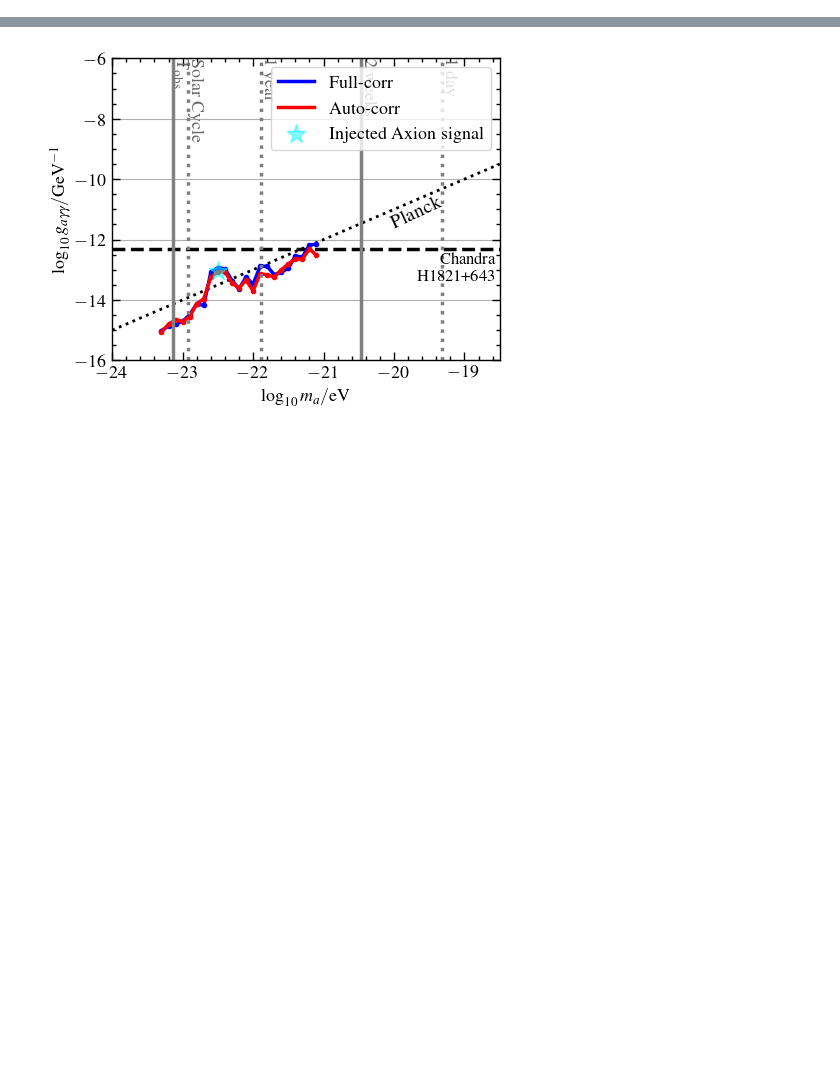
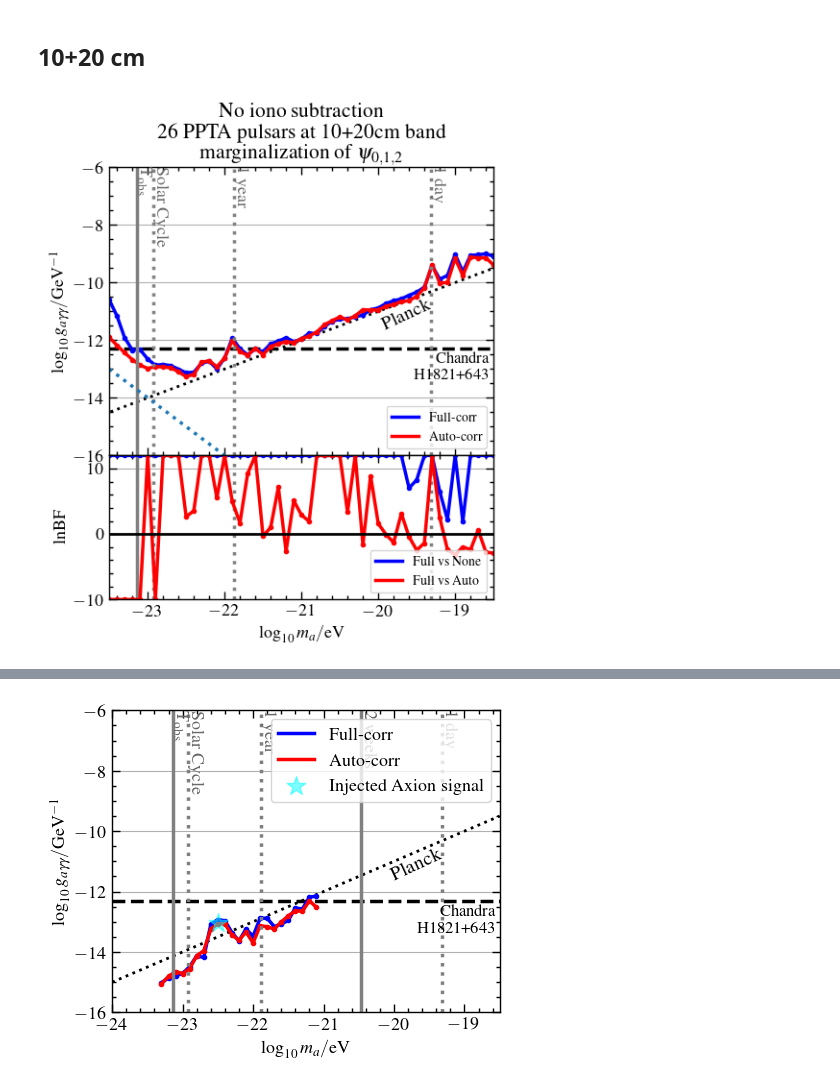
Before and after one commit to XueXiao-Physics/PPA, a Jupyter notebook: 2_Result.ipynb, the cells around one changed output, grey strips where cells are left out. Cells and saved outputs as stored; diff of their text form; code cells hidden in the pictures; blank space fills up the shorter version.

```diff
--- a/2_Result.ipynb
+++ b/2_Result.ipynb
@@ -214,0 +302,54 @@ plt.savefig("ul_1_white.jpg",bbox_inches='tight')
+# %% [markdown]
+## 10+20 cm
+# %%
+# True
+fig,axes = plt.subplots(2,1,figsize=(5,6),sharex=True,gridspec_kw={'height_ratios': [4, 2]})
+plt.subplots_adjust(left=0.15,
+                    bottom=0.10,
+                    right=0.95,
+                    top=0.85,
+                    wspace=0.0,
+                    hspace=0.0)
+
+
+l10ma = np.arange(5,56)*0.1 -24
+ul_auto = np.array([-0.16 , -0.534, -0.89 , -1.23 , -1.518, -1.737, -1.77 , -1.889,
+       -2.008, -2.257, -2.517, -2.544, -2.226, -2.265, -2.581, -2.376,
+       -1.869, -2.354, -2.576, -2.436, -2.764, -2.573, -2.578, -2.609,
+       -2.736, -2.699, -2.716, -2.669, -2.519, -2.478, -2.447, -2.651,
+       -2.609, -2.497, -2.607, -2.7  , -2.68 , -2.716, -2.719, -2.779,
+       -2.733, -2.538, -1.83 , -2.572, -2.654, -1.917, -2.614, -2.073,
+       -2.195, -2.298, -2.648])
+
+ul_full = np.array([ 1.145,  0.486, -0.373, -0.895, -0.981, -1.412, -1.725, -1.796,
+       -1.938, -2.162, -2.387, -2.465, -2.256, -2.287, -2.653, -2.376,
+       -1.786, -2.251, -2.563, -2.456, -2.652, -2.482, -2.489, -2.469,
+       -2.704, -2.72 , -2.612, -2.721, -2.579, -2.5  , -2.524, -2.613,
+       -2.645, -2.684, -2.596, -2.637, -2.582, -2.588, -2.619, -2.597,
+       -2.588, -2.516, -1.866, -2.435, -2.41 , -1.773, -2.483, -2.01 ,
+       -2.09 , -2.158, -2.345])
+
+make_ul_plot(axes[0],l10ma,ul_auto,ul_full)
+axes[0].plot(l10ma , -13-2*(l10ma+23.5),':')
+axes[0].set_title("No iono subtraction\n 26 PPTA pulsars at 10+20cm band\n"+r"marginalization of $\psi_{0,1,2}$")
+
+lbf = np.array([  -10,   -10,   -10,   -10,   -10,    12 ,   -10,    12 ,
+          12 ,    12 ,  2.655,  3.555,    12 ,    12 ,  5.532,    12 ,
+        4.987,  1.706,  9.209,    12, -0.301,  1.003,  7.185, -2.615,
+        5.099,  2.915,  1.943,    12 ,    12 ,    12 ,    12 ,  3.354,
+       12 , -1.632,  8.889,  1.576, -0.054, -1.305,  3.14 , -0.414,
+       -2.455, -1.369,    12 ,  2.502, -2.378, -3.165, -1.964, -2.385,
+        0.615, -2.762, -2.915])
+lbf_nf = np.array([  inf,   inf,   inf,   inf,   inf,   inf,   inf,   inf,   inf,
+         inf,   inf,   inf,   inf,   inf,   inf,   inf,   inf,   inf,
+         inf,   inf,   inf,   inf,   inf,   inf,   inf,   inf,   inf,
+         inf,   inf,   inf,   inf,   inf,   inf,   inf,   inf,   inf,
+         inf,   inf,   inf, 7.027, 8.276,   inf,   inf, 6.486, 2.208,
+         inf, 1.923,   inf,   inf,   inf,   inf])
+lbf_nf[lbf_nf==np.inf]=12
+
+make_bf_plot(axes[1],l10ma,lbf,lbf_nf)
+plt.savefig("ul_bf_all.pdf")
+plt.savefig("ul_bf_all.jpg")
+# %% [output]
+[figure, added]
```
Also changed, not shown: parts of 25 cells of this notebook, 2 other files.
